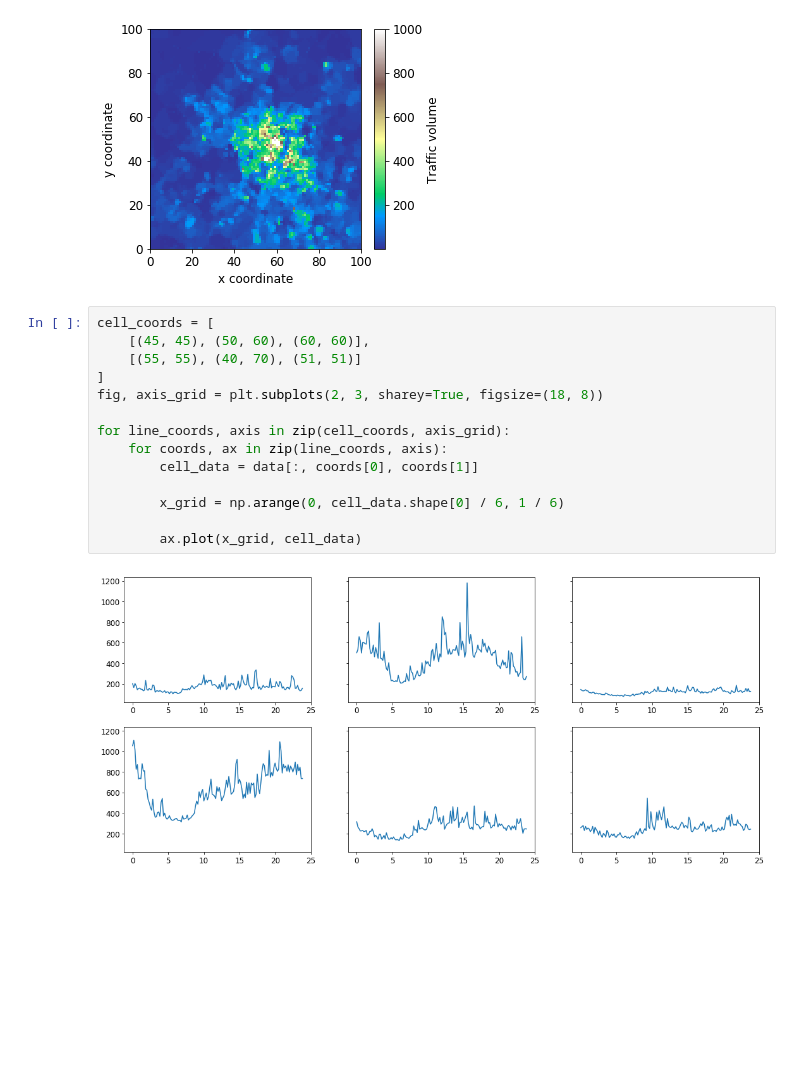
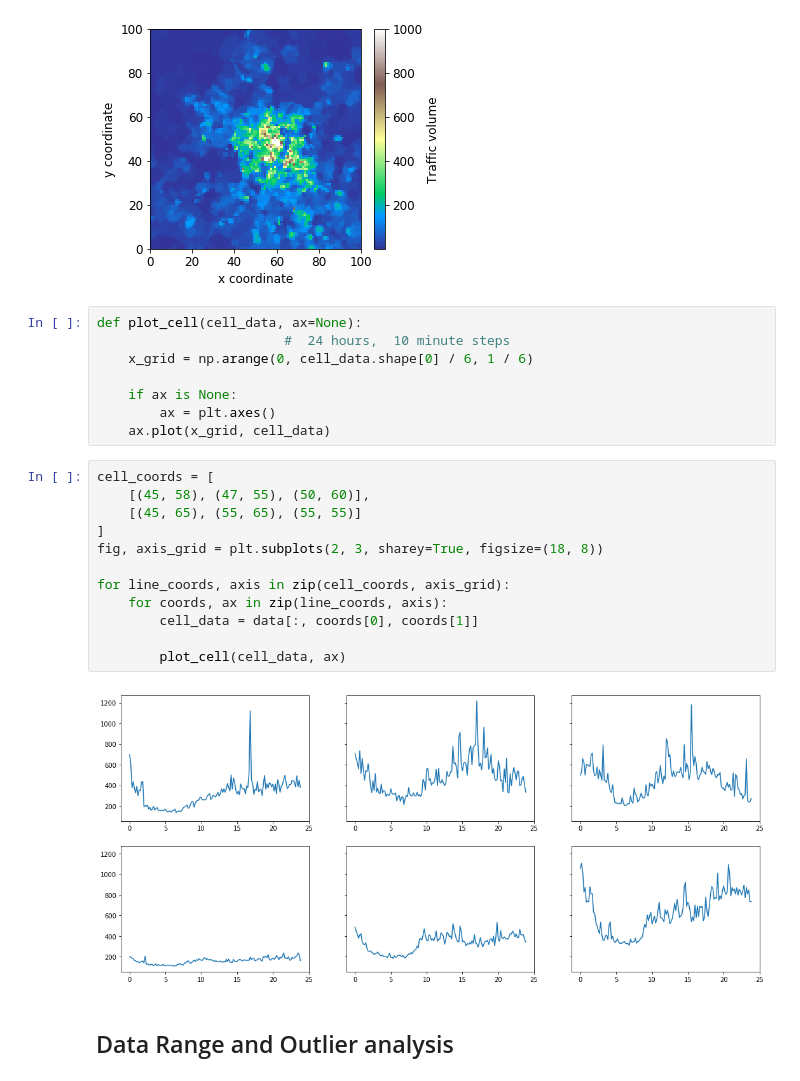
Before and after one commit to dzhv/Spatio-Temporal-mobile-traffic-forecasting, a Jupyter notebook: notebooks/data_exploration.ipynb, the cells around one changed output. Drawn from its saved outputs; the diff is of its cells as text; blank space fills up the shorter version.

Commit message:
More data exploration

```diff
--- a/notebooks/data_exploration.ipynb
+++ b/notebooks/data_exploration.ipynb
@@ -62,19 +39,27 @@ plt.savefig("figa.pdf")
 plt.show()
 # %% [output]
 [figure]
+# %%
+def plot_cell(cell_data, ax=None):
+                        #  24 hours,  10 minute steps
+    x_grid = np.arange(0, cell_data.shape[0] / 6, 1 / 6)
+
+    if ax is None:
+        ax = plt.axes()
+    ax.plot(x_grid, cell_data)
 # %%
 cell_coords = [
-    [(45, 45), (50, 60), (60, 60)],
-    [(55, 55), (40, 70), (51, 51)]
+    [(45, 58), (47, 55), (50, 60)],
+    [(45, 65), (55, 65), (55, 55)]
 ]
 fig, axis_grid = plt.subplots(2, 3, sharey=True, figsize=(18, 8))
 
 for line_coords, axis in zip(cell_coords, axis_grid):
     for coords, ax in zip(line_coords, axis):
         cell_data = data[:, coords[0], coords[1]]
 
-        x_grid = np.arange(0, cell_data.shape[0] / 6, 1 / 6)
-
-        ax.plot(x_grid, cell_data)
+        plot_cell(cell_data, ax)
 # %% [output]
-[figure, old version]
+[figure, new version]
+# %% [markdown]
+## Data Range and Outlier analysis
```
Also changed, not shown: parts of 11 cells of this notebook.
